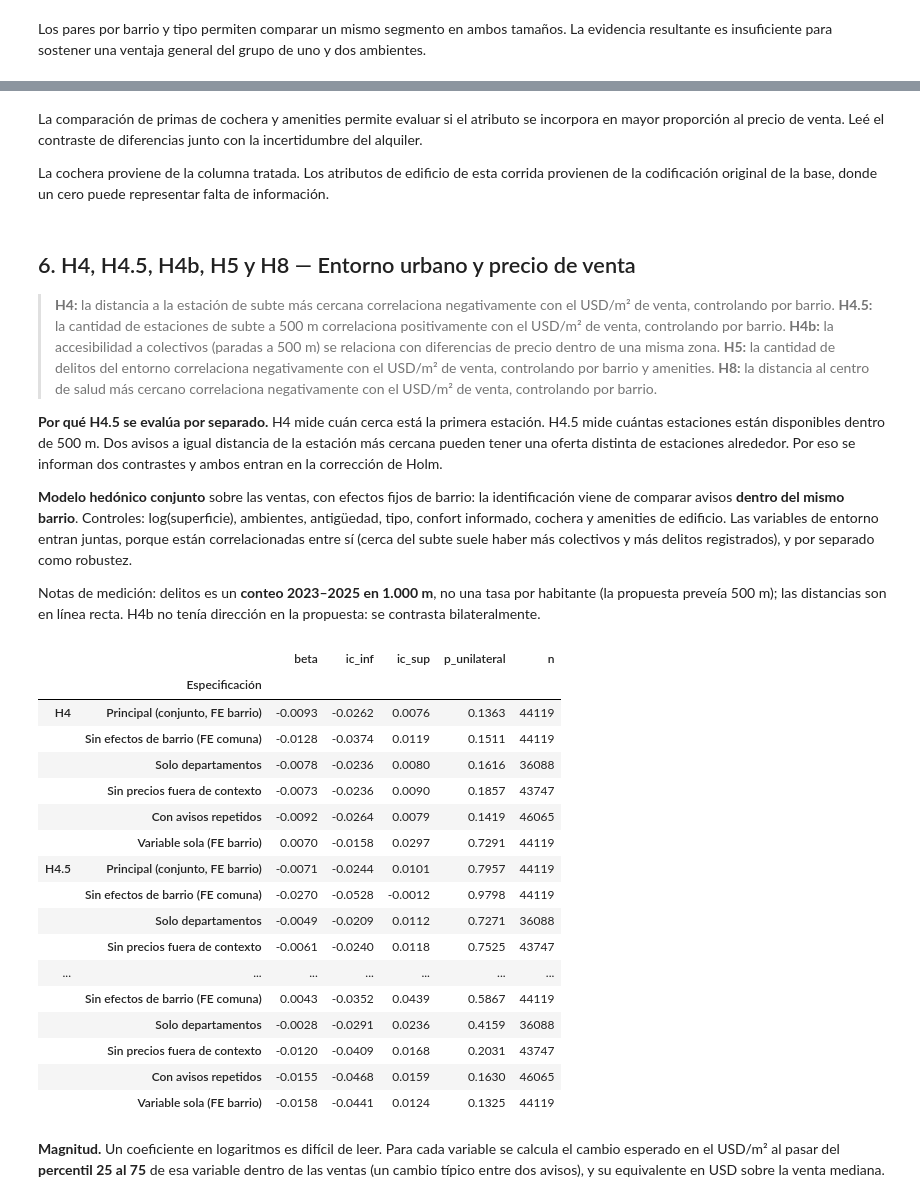
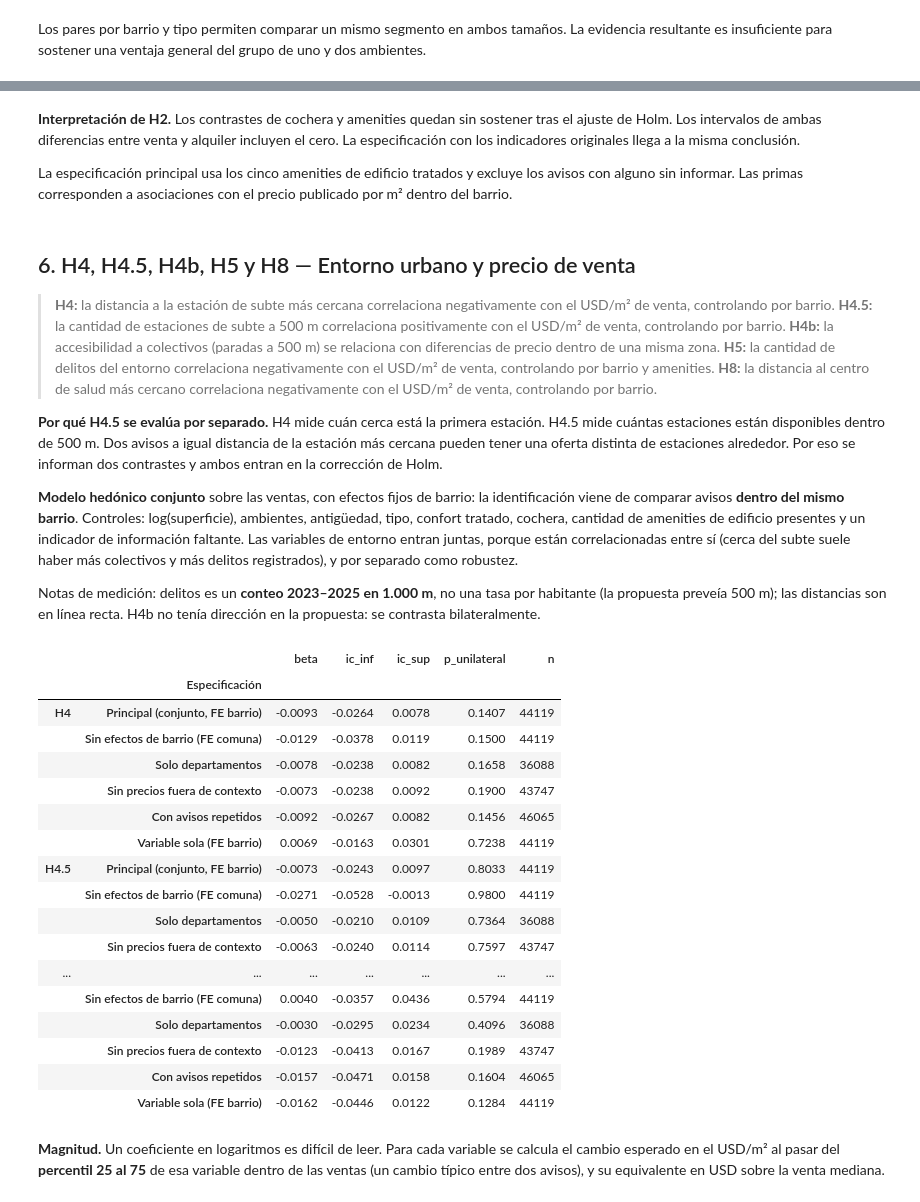
Before and after one commit to FrancisconiMorel/TP-Analisis-Descriptivo-Inmobiliario-CABA, a Jupyter notebook: notebooks/05_analisis_de_hipotesis.ipynb, the cells around one changed output, grey strips where cells are left out. Drawn from its saved outputs; the diff is of its cells as text; code cells hidden in the pictures.

```diff
--- a/notebooks/05_analisis_de_hipotesis.ipynb
+++ b/notebooks/05_analisis_de_hipotesis.ipynb
@@ -132,7 +132,12 @@ def variables_analisis(datos):
     d['log_m2'] = np.log(d.Precio_USD / d.Superficie_Total_m2)
     d['log_superficie'] = np.log(d.Superficie_Total_m2)
     d['cochera'] = d.Cocheras_Tratada.between(1, 10).astype(int)
-    d['amenities_edificio'] = d[['Pileta', 'Gimnasio', 'SUM', 'Laundry', 'Seguridad']].sum(axis=1)
+    amen_edif = ['Pileta', 'Gimnasio', 'SUM', 'Laundry', 'Seguridad']
+    tratadas = d[[f'{a}_Tratada' for a in amen_edif]]
+    d['amenities_edificio'] = tratadas.sum(axis=1, min_count=len(amen_edif))
+    d['amenities_edificio_original'] = d[amen_edif].sum(axis=1)
+    d['amenities_control'] = tratadas.sum(axis=1)
+    d['amenities_sin_dato'] = tratadas.isna().any(axis=1).astype(int)
     d['familiar'] = d.Ambientes_Agrupado.isin(['3', '4+']).astype(int)
     d['venta'] = d.Tipo_Operacion.eq('Venta').astype(int)
     d['particular'] = d.Tipo_Vendedor.eq('normal').astype(int)
@@ -498,8 +503,11 @@ h2 = {'Principal': modelo_h2(base),
       'Solo departamentos': modelo_h2(base.loc[base.Tipo_Propiedad.eq('Departamento')], tipo=''),
       'Sin precios fuera de contexto': modelo_h2(sin_extremos(base)),
       'Con avisos repetidos': modelo_h2(con_repetidos)}
-base_amen = base.assign(amenities_edificio=base.amenities_edificio.ge(2).astype(int))
+base_amen = base.assign(amenities_edificio=base.amenities_edificio.ge(2).astype(float).where(base.amenities_edificio.notna()))
 h2['Amenities binario (≥2)'] = modelo_h2(base_amen)
+h2['Amenities originales (0 = no informado)'] = modelo_h2(base.assign(amenities_edificio=base.amenities_edificio_original))
+print(f"Avisos de la base sin los cinco amenities de edificio informados: {base.amenities_edificio.isna().sum():,} "
+      f"({base.amenities_edificio.isna().mean():.1%}).")
 
 primas = []
 for termino, etiqueta in [('cochera', 'Cochera'), ('amenities_edificio', 'Amenities (+1)')]:
@@ -554,7 +564,7 @@ c = primas.loc['Cochera']
 # %% [markdown]
-La comparación de primas de cochera y amenities permite evaluar si el atributo se incorpora en mayor proporción al precio de venta. Leé el contraste de diferencias junto con la incertidumbre del alquiler.
+**Interpretación de H2.** Los contrastes de cochera y amenities quedan sin sostener tras el ajuste de Holm. Los intervalos de ambas diferencias entre venta y alquiler incluyen el cero. La especificación con los indicadores originales llega a la misma conclusión.
 
-La cochera proviene de la columna tratada. Los atributos de edificio de esta corrida provienen de la codificación original de la base, donde un cero puede representar falta de información.
+La especificación principal usa los cinco amenities de edificio tratados y excluye los avisos con alguno sin informar. Las primas corresponden a asociaciones con el precio publicado por m² dentro del barrio.
 # %% [markdown]
 ## 6. H4, H4.5, H4b, H5 y H8 — Entorno urbano y precio de venta
 
@@ -566,53 +576,53 @@ La cochera proviene de la columna tratada. Los atributos de edificio de esta cor
 
 **Por qué H4.5 se evalúa por separado.** H4 mide cuán cerca está la primera estación. H4.5 mide cuántas estaciones están disponibles dentro de 500 m. Dos avisos a igual distancia de la estación más cercana pueden tener una oferta distinta de estaciones alrededor. Por eso se informan dos contrastes y ambos entran en la corrección de Holm.
 
-**Modelo hedónico conjunto** sobre las ventas, con efectos fijos de barrio: la identificación viene de comparar avisos **dentro del mismo barrio**. Controles: log(superficie), ambientes, antigüedad, tipo, confort informado, cochera y amenities de edificio. Las variables de entorno entran juntas, porque están correlacionadas entre sí (cerca del subte suele haber más colectivos y más delitos registrados), y por separado como robustez.
+**Modelo hedónico conjunto** sobre las ventas, con efectos fijos de barrio: la identificación viene de comparar avisos **dentro del mismo barrio**. Controles: log(superficie), ambientes, antigüedad, tipo, confort tratado, cochera, cantidad de amenities de edificio presentes y un indicador de información faltante. Las variables de entorno entran juntas, porque están correlacionadas entre sí (cerca del subte suele haber más colectivos y más delitos registrados), y por separado como robustez.
 
 Notas de medición: delitos es un **conteo 2023–2025 en 1.000 m**, no una tasa por habitante (la propuesta preveía 500 m); las distancias son en línea recta. H4b no tenía dirección en la propuesta: se contrasta bilateralmente.
 # %%
 CONTROLES = ('log_superficie + C(Ambientes_Agrupado) + Antiguedad_limpia + C(Tipo_Propiedad) '
-             '+ Tasa_Confort_Amenities + cochera + amenities_edificio')
+             '+ Tasa_Confort_Tratada + cochera + amenities_control + amenities_sin_dato')
 ENTORNO = ['log_subte', 'subte_500m', 'log_colectivos', 'log_delitos', 'log_hospital', 'log_verde']
 COLS_ENT = ['log_m2', 'log_superficie', 'Ambientes_Agrupado', 'Antiguedad_limpia', 'Tipo_Propiedad',
-            'Tasa_Confort_Amenities', 'cochera', 'amenities_edificio', 'Barrio_Normalizado'] + ENTORNO
+            'Tasa_Confort_Tratada', 'cochera', 'amenities_control', 'amenities_sin_dato', 'Barrio_Normalizado'] + ENTORNO
 def modelo_entorno(datos, terminos=ENTORNO, efectos='C(Barrio_Normalizado)', controles=CONTROLES):
     return ajustar_cluster(f'log_m2 ~ {" + ".join(terminos)} + {controles} + {efectos}', datos, COLS_ENT)
 
 v_rep = con_repetidos.loc[con_repetidos.venta.eq(1)]
 deptos = ventas.loc[ventas.Tipo_Propiedad.eq('Departamento')]
 ent = {'Principal (conjunto, FE barrio)': modelo_entorno(ventas),
        'Sin efectos de barrio (FE comuna)': modelo_entorno(ventas, efectos='C(Comuna)'),
        'Solo departamentos': modelo_entorno(deptos, controles=CONTROLES.replace(' + C(Tipo_Propiedad)', '')),
        'Sin precios fuera de contexto': modelo_entorno(sin_extremos(ventas)),
        'Con avisos repetidos': modelo_entorno(v_rep)}
 HIP_ENT = {'H4': ('log_subte', -1, 'Distancia al subte'), 'H4.5': ('subte_500m', +1, 'Estaciones de subte a 500 m'),
            'H4b': ('log_colectivos', 0, 'Paradas de colectivo a 500 m'), 'H5': ('log_delitos', -1, 'Delitos a 1.000 m'),
            'H8': ('log_hospital', -1, 'Distancia al hospital')}
 robustez_ent = {}
 for h, (termino, signo, _) in HIP_ENT.items():
     especificaciones = dict(ent)
     especificaciones['Variable sola (FE barrio)'] = modelo_entorno(ventas, terminos=[termino])
     robustez_ent[h] = tabla_robustez(especificaciones, termino, signo)
 display(pd.concat({h: t[['beta', 'ic_inf', 'ic_sup', 'p_unilateral', 'n']] for h, t in robustez_ent.items()}).round(4))
 # %% [output]
 |  |  | beta | ic_inf | ic_sup | p_unilateral | n |
 |  | Especificación |  |  |  |  |  |
-| H4 | Principal (conjunto, FE barrio) | -0.0093 | -0.0262 | 0.0076 | 0.1363 | 44119 |
-|  | Sin efectos de barrio (FE comuna) | -0.0128 | -0.0374 | 0.0119 | 0.1511 | 44119 |
-|  | Solo departamentos | -0.0078 | -0.0236 | 0.0080 | 0.1616 | 36088 |
-|  | Sin precios fuera de contexto | -0.0073 | -0.0236 | 0.0090 | 0.1857 | 43747 |
-|  | Con avisos repetidos | -0.0092 | -0.0264 | 0.0079 | 0.1419 | 46065 |
-|  | Variable sola (FE barrio) | 0.0070 | -0.0158 | 0.0297 | 0.7291 | 44119 |
-| H4.5 | Principal (conjunto, FE barrio) | -0.0071 | -0.0244 | 0.0101 | 0.7957 | 44119 |
-|  | Sin efectos de barrio (FE comuna) | -0.0270 | -0.0528 | -0.0012 | 0.9798 | 44119 |
-|  | Solo departamentos | -0.0049 | -0.0209 | 0.0112 | 0.7271 | 36088 |
-|  | Sin precios fuera de contexto | -0.0061 | -0.0240 | 0.0118 | 0.7525 | 43747 |
+| H4 | Principal (conjunto, FE barrio) | -0.0093 | -0.0264 | 0.0078 | 0.1407 | 44119 |
+|  | Sin efectos de barrio (FE comuna) | -0.0129 | -0.0378 | 0.0119 | 0.1500 | 44119 |
+|  | Solo departamentos | -0.0078 | -0.0238 | 0.0082 | 0.1658 | 36088 |
+|  | Sin precios fuera de contexto | -0.0073 | -0.0238 | 0.0092 | 0.1900 | 43747 |
+|  | Con avisos repetidos | -0.0092 | -0.0267 | 0.0082 | 0.1456 | 46065 |
+|  | Variable sola (FE barrio) | 0.0069 | -0.0163 | 0.0301 | 0.7238 | 44119 |
+| H4.5 | Principal (conjunto, FE barrio) | -0.0073 | -0.0243 | 0.0097 | 0.8033 | 44119 |
+|  | Sin efectos de barrio (FE comuna) | -0.0271 | -0.0528 | -0.0013 | 0.9800 | 44119 |
+|  | Solo departamentos | -0.0050 | -0.0210 | 0.0109 | 0.7364 | 36088 |
+|  | Sin precios fuera de contexto | -0.0063 | -0.0240 | 0.0114 | 0.7597 | 43747 |
 | ... | ... | ... | ... | ... | ... | ... |
-|  | Sin efectos de barrio (FE comuna) | 0.0043 | -0.0352 | 0.0439 | 0.5867 | 44119 |
-|  | Solo departamentos | -0.0028 | -0.0291 | 0.0236 | 0.4159 | 36088 |
-|  | Sin precios fuera de contexto | -0.0120 | -0.0409 | 0.0168 | 0.2031 | 43747 |
-|  | Con avisos repetidos | -0.0155 | -0.0468 | 0.0159 | 0.1630 | 46065 |
-|  | Variable sola (FE barrio) | -0.0158 | -0.0441 | 0.0124 | 0.1325 | 44119 |
+|  | Sin efectos de barrio (FE comuna) | 0.0040 | -0.0357 | 0.0436 | 0.5794 | 44119 |
+|  | Solo departamentos | -0.0030 | -0.0295 | 0.0234 | 0.4096 | 36088 |
+|  | Sin precios fuera de contexto | -0.0123 | -0.0413 | 0.0167 | 0.1989 | 43747 |
+|  | Con avisos repetidos | -0.0157 | -0.0471 | 0.0158 | 0.1604 | 46065 |
+|  | Variable sola (FE barrio) | -0.0162 | -0.0446 | 0.0122 | 0.1284 | 44119 |
 # %% [markdown]
 **Magnitud.** Un coeficiente en logaritmos es difícil de leer. Para cada variable se calcula el cambio esperado en el USD/m² al pasar del **percentil 25 al 75** de esa variable dentro de las ventas (un cambio típico entre dos avisos), y su equivalente en USD sobre la venta mediana.
 # %%
```
Also changed, not shown: parts of 11 cells of this notebook, 9 other files.
